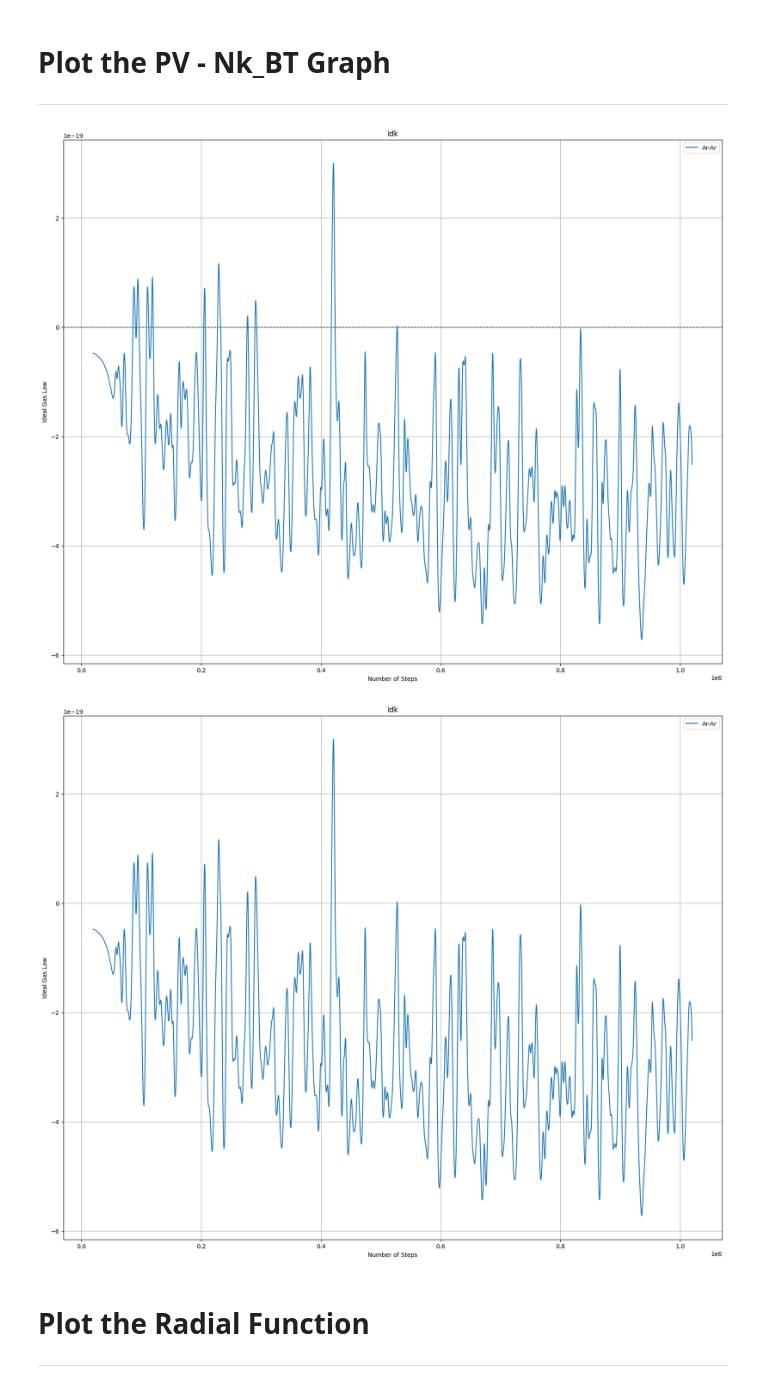
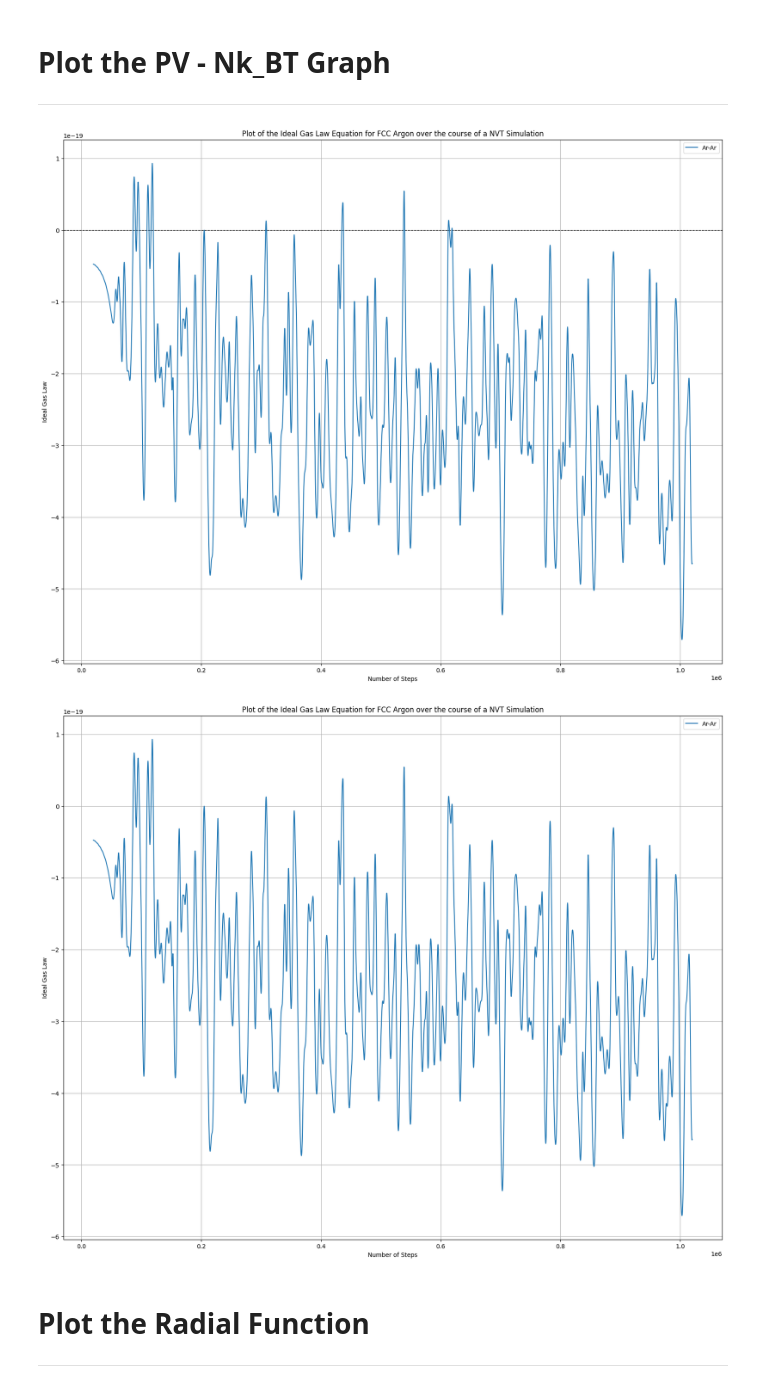
Before and after one commit to MrDNAlex/NE-451-Simulation-Methods, a Jupyter notebook: Labs/Lab1/Lab1/PVNRT/PVNRT.ipynb, the cells around one changed output. Cells and saved outputs as stored; diff of their text form; code cells hidden in the pictures.

```diff
--- a/Labs/Lab1/Lab1/PVNRT/PVNRT.ipynb
+++ b/Labs/Lab1/Lab1/PVNRT/PVNRT.ipynb
@@ -31,11 +31,18 @@ angstrom3Tom3 = 1e-30
 totalSteps = 1000000
 framesPerSave = 100
 
-RDF_Bins = 20
+RDF_Bins = 50
 
 # File Names
-PVNRT_Name = "slurm-519.out"
-RDF_Name = "RDF.data"
+#PVNRT_Name_Sim1 = "Sim1.out"
+#RDF_Name_Sim1 = "RDF_Sim1.data"
+
+PVNRT_Name_Sim1 = "slurm-528.out"
+RDF_Name_Sim1 = "RDF_Sim5.data"
+
+
+#PVNRT_Name_Sim2 = "slurm-525.out"
+#RDF_Name_Sim2 = "RDF.data"
 # %% [markdown]
 # Read Files
 -----
@@ -110,7 +114,7 @@ def plot_PVRNT(df : pandas.DataFrame, zeroLine : bool = True):
 
     plt.xlabel("Number of Steps")
     plt.ylabel("Ideal Gas Law")
-    plt.title("Idk")
+    plt.title("Plot of the Ideal Gas Law Equation for FCC Argon over the course of a NVT Simulation")
     plt.legend()
     plt.grid(True)
     plt.show()
@@ -118,11 +122,14 @@ def plot_PVRNT(df : pandas.DataFrame, zeroLine : bool = True):
 # Plot the PV - Nk_BT Graph
 ----
 # %%
-plot_PVRNT(PVNRT_Data)
-plot_PVRNT(PVNRT_Data, False)
+RDF_Data_Sim1 = read_RDF_File(RDF_Name_Sim1)
+PVNRT_Data_Sim1 = read_TPVE_File(PVNRT_Name_Sim1, totalSteps, framesPerSave)
+
+plot_PVRNT(PVNRT_Data_Sim1)
+plot_PVRNT(PVNRT_Data_Sim1, False)
 # %% [output]
-[figure, old version]
+[figure, new version]
-[figure, old version]
+[figure, new version]
 # %% [markdown]
 # Plot the Radial Function
 ----
```
Also changed, not shown: parts of 2 cells of this notebook, 10 other files.
